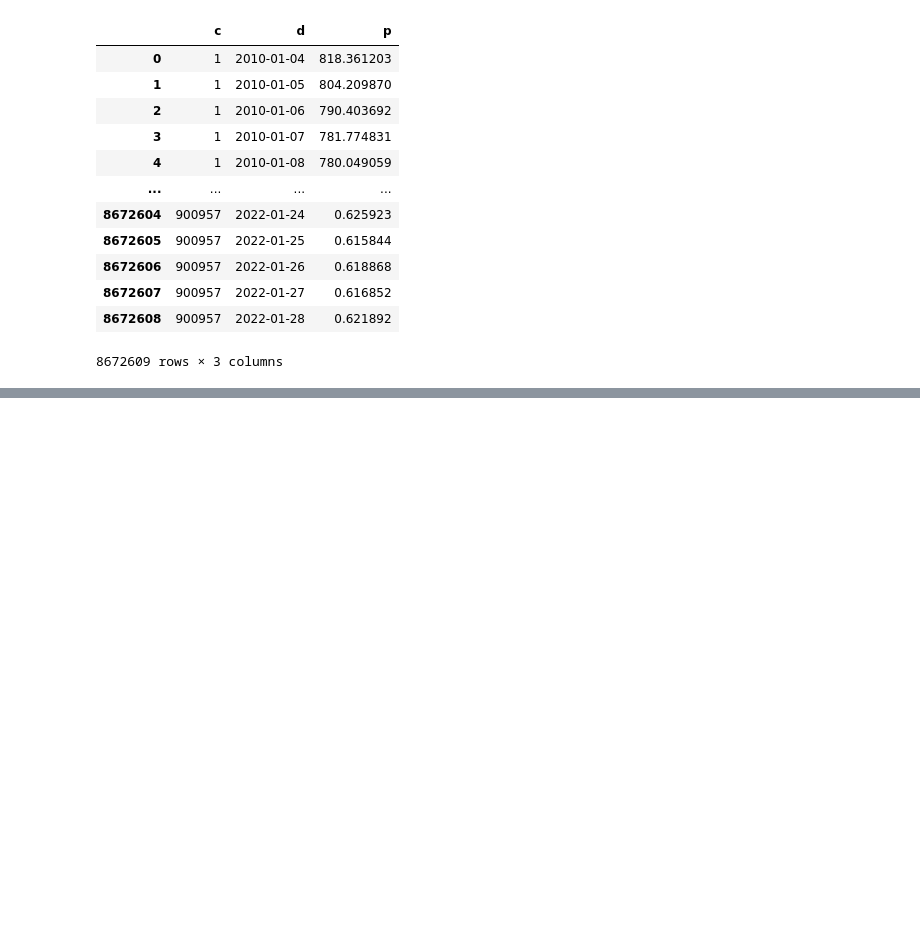
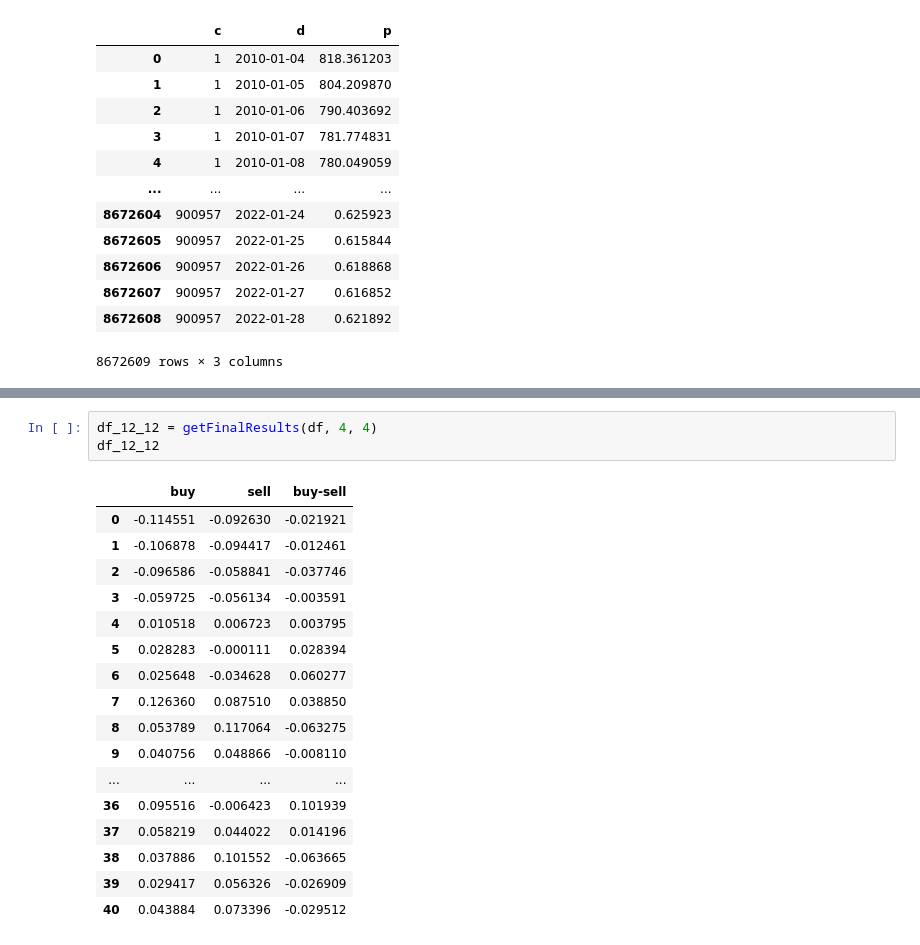
Before and after one commit to tanyanbo/academicwriting, a Jupyter notebook: academicwriting.ipynb, the cells around one changed output, grey strips where cells are left out. Cells and saved outputs as stored; diff of their text form; blank space fills up the shorter version.

```diff
--- a/academicwriting.ipynb
+++ b/academicwriting.ipynb
@@ -213,0 +172,21 @@ Name: p, Length: 1855, dtype: float64
+# %%
+df_12_12 = getFinalResults(df, 4, 4)
+df_12_12
+# %% [output]
+|  | buy | sell | buy-sell |
+| 0 | -0.114551 | -0.092630 | -0.021921 |
+| 1 | -0.106878 | -0.094417 | -0.012461 |
+| 2 | -0.096586 | -0.058841 | -0.037746 |
+| 3 | -0.059725 | -0.056134 | -0.003591 |
+| 4 | 0.010518 | 0.006723 | 0.003795 |
+| 5 | 0.028283 | -0.000111 | 0.028394 |
+| 6 | 0.025648 | -0.034628 | 0.060277 |
+| 7 | 0.126360 | 0.087510 | 0.038850 |
+| 8 | 0.053789 | 0.117064 | -0.063275 |
+| 9 | 0.040756 | 0.048866 | -0.008110 |
+| ... | ... | ... | ... |
+| 36 | 0.095516 | -0.006423 | 0.101939 |
+| 37 | 0.058219 | 0.044022 | 0.014196 |
+| 38 | 0.037886 | 0.101552 | -0.063665 |
+| 39 | 0.029417 | 0.056326 | -0.026909 |
+| 40 | 0.043884 | 0.073396 | -0.029512 |
```
Also changed, not shown: parts of 12 cells of this notebook.
